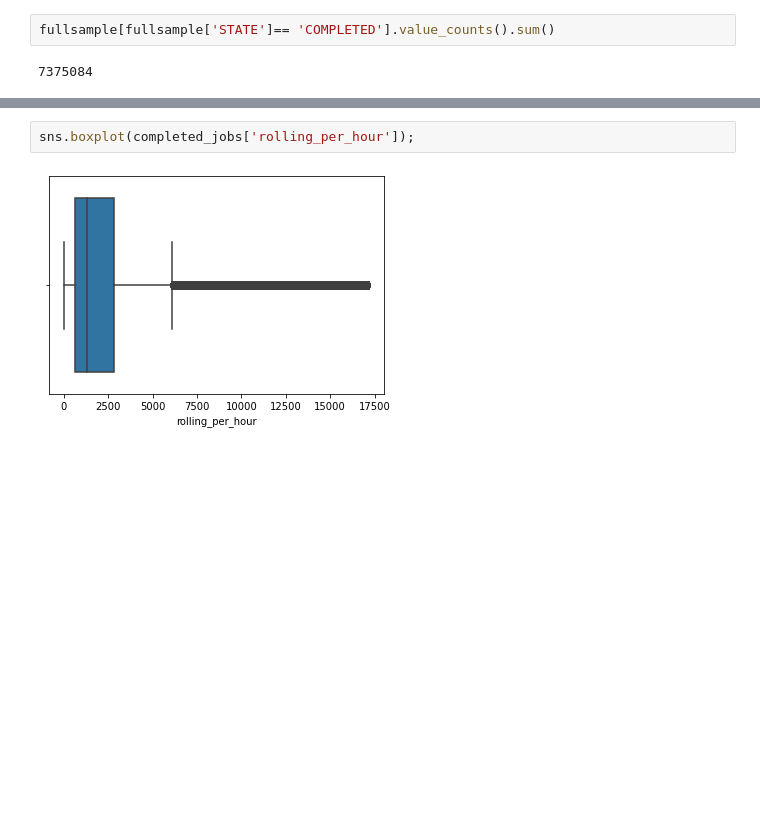
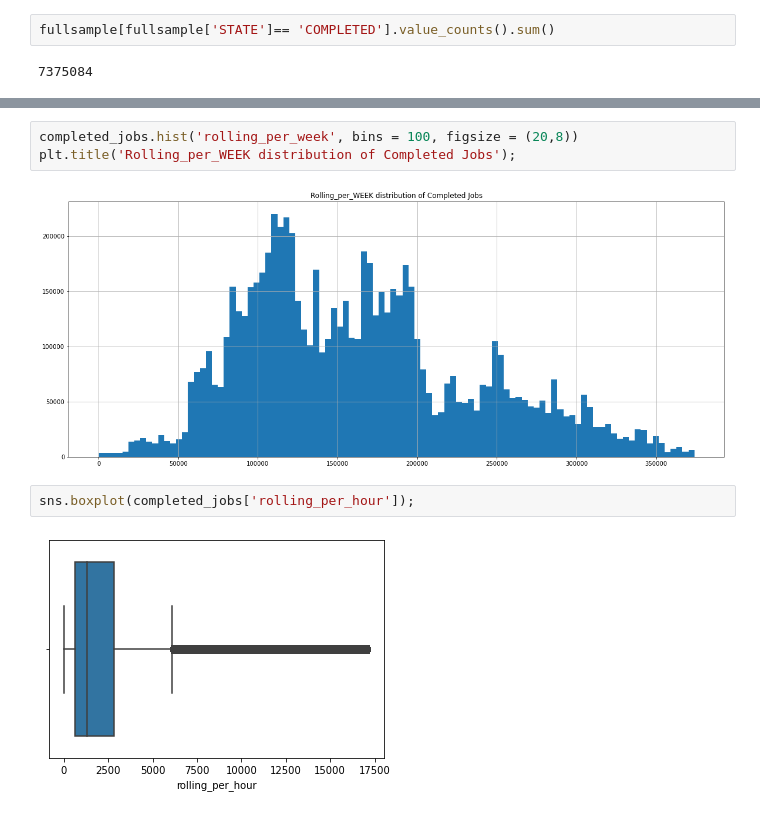
Before and after one commit to nedatahe/accre-candy-corn, a Jupyter notebook: 2021-10-26 Fullsample_ACCRE_JG.ipynb, the cells around one changed output, grey strips where cells are left out. Drawn from its saved outputs; the diff is of its cells as text; blank space fills up the shorter version.

```diff
--- a/2021-10-26 Fullsample_ACCRE_JG.ipynb
+++ b/2021-10-26 Fullsample_ACCRE_JG.ipynb
@@ -191,3 +134,8 @@ completed_jobs.hist('rolling_per_hour', bins = 100);
+# %%
+completed_jobs.hist('rolling_per_week', bins = 100, figsize = (20,8))
+plt.title('Rolling_per_WEEK distribution of Completed Jobs');
+# %% [output]
+[figure, added]
 # %%
 sns.boxplot(completed_jobs['rolling_per_hour']);
 # %% [output]
```
Also changed, not shown: parts of 43 cells of this notebook.
